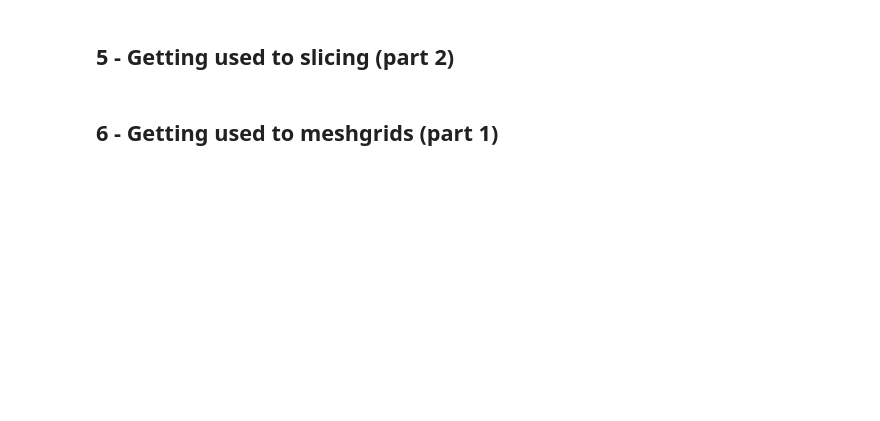
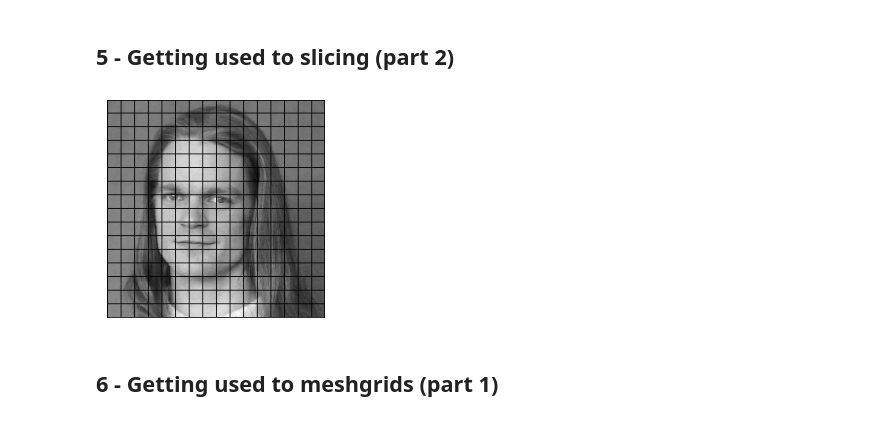
Before and after one commit to FabriceBeaumont/MA-INF_2314_IPSA, a Jupyter notebook: Code/Exercise1/ExerciseSheet1.ipynb, the cells around one changed output. Drawn from its saved outputs; the diff is of its cells as text; code cells hidden in the pictures; blank space fills up the shorter version.

```diff
--- a/Code/Exercise1/ExerciseSheet1.ipynb
+++ b/Code/Exercise1/ExerciseSheet1.ipynb
@@ -259,2 +280,8 @@ Explanation of the code `arrG[:,:,0] = 0` operates on all cells (`[:,:]`) and th
+# %%
+plt.imshow(arrF / 255, cmap='gray')
+plt.xticks([]); plt.yticks([])
+plt.show()
+# %% [output]
+[figure, added]
 # %% [markdown]
 ## 6 - Getting used to meshgrids (part 1)
```
Also changed, not shown: parts of 12 cells of this notebook.
